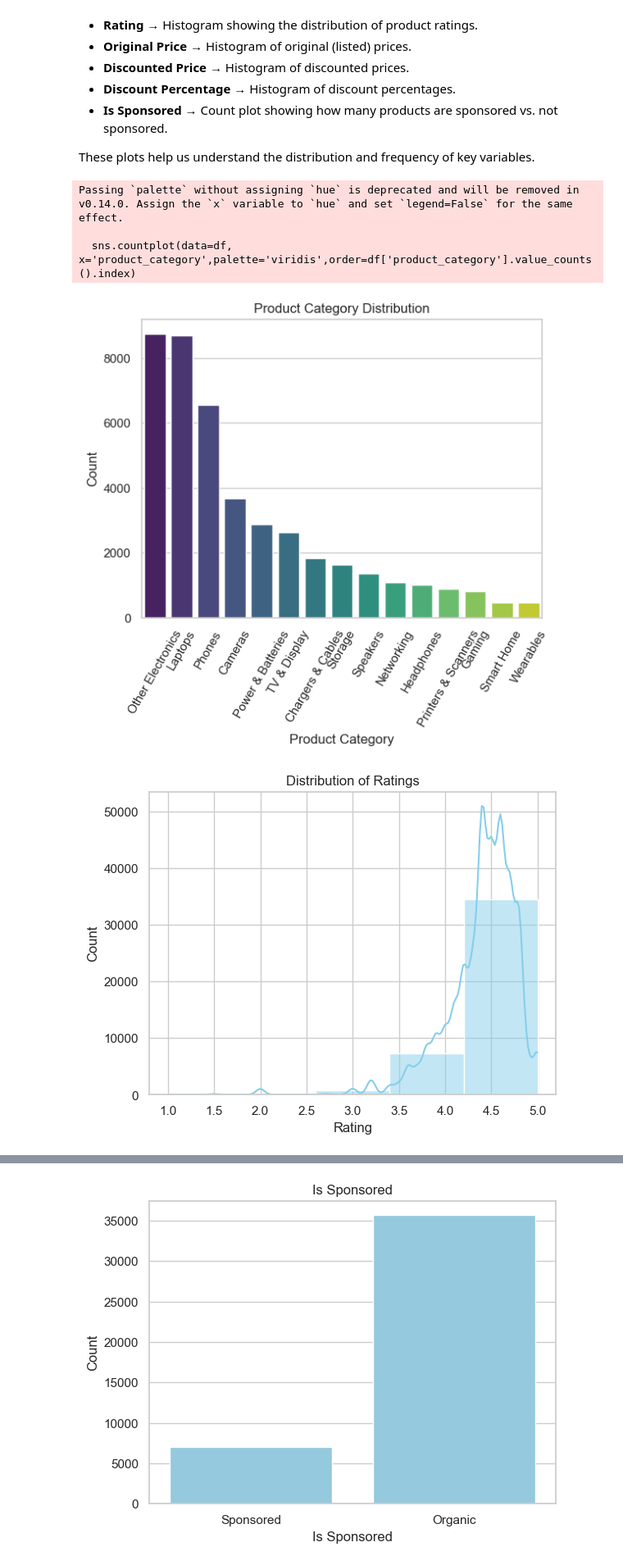
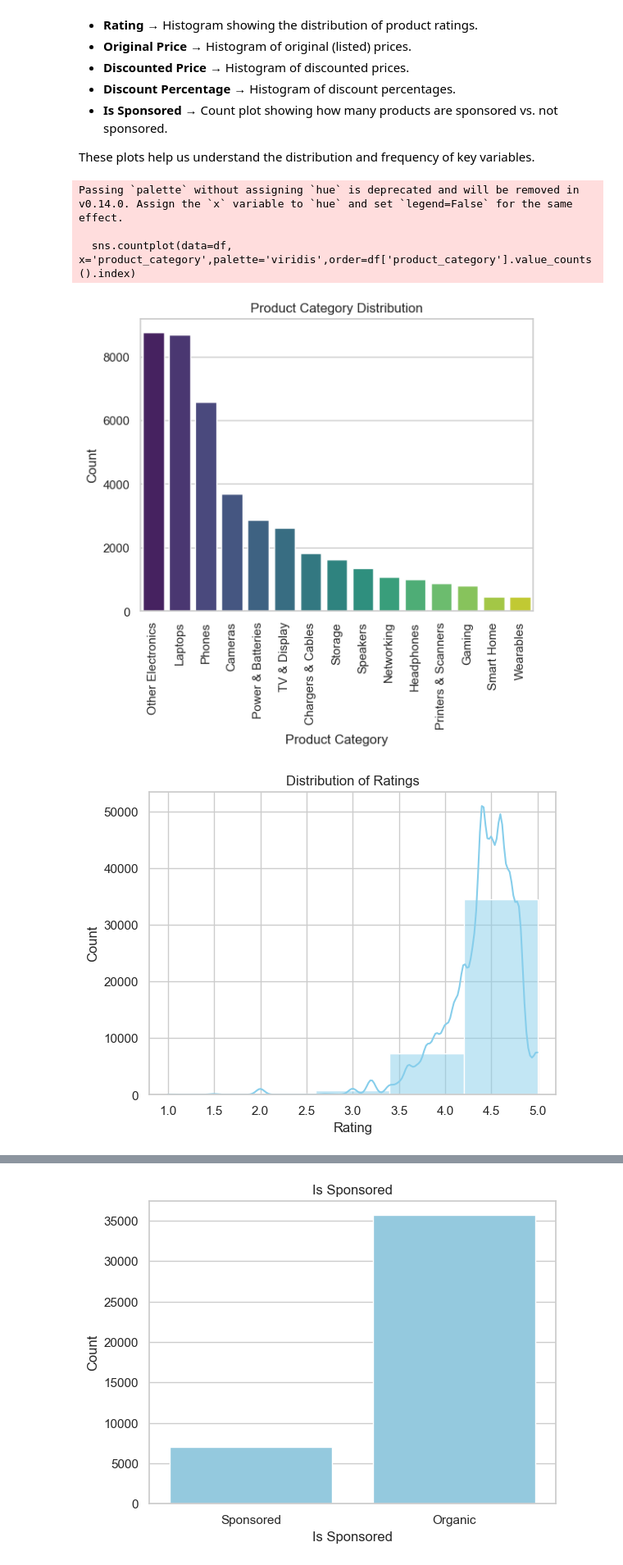
Before and after one commit to l0daaa/Amazon_Products_Sales, a Jupyter notebook: EDA.ipynb, the cells around one changed output, grey strips where cells are left out. Shown at 82% size. Cells and saved outputs as stored; diff of their text form; code cells hidden in the pictures.

```diff
--- a/EDA.ipynb
+++ b/EDA.ipynb
@@ -377,37 +377,37 @@ sns.countplot(data=df, x='product_category',palette='viridis',order=df['product_
 plt.title('Product Category Distribution')
 plt.xlabel('Product Category')
 plt.ylabel('Count')
-plt.xticks(rotation=60)
+plt.xticks(rotation=90)
 plt.show()
 # Distribution of ratings
 sns.histplot(data=df, x='rating', bins=5, kde=True, color='skyblue')
 plt.title('Distribution of Ratings')
 plt.xlabel('Rating')
 plt.ylabel('Count')
 plt.show()
 # Distribution of original_price
 sns.histplot(data=df, x='original_price', bins=20,kde=True,color='skyblue')
 plt.title('Distribution of Original Price')
 plt.xlabel('Original Price')
 plt.ylabel('Count')
 plt.show()
 # Distribution of discounted_price
 sns.histplot(data=df, x='discounted_price', bins=20,kde=True,color='skyblue')
 plt.title('Distribution of Discounted Price')
 plt.xlabel('Discounted Price')
 plt.ylabel('Count')
 plt.show()
 # Distribution of discount_percentage
 sns.histplot(data=df, x='discount_percentage', bins=20,kde=True,color='skyblue')
 plt.title('Distribution of Discount Percentage')
 plt.xlabel('Discount Percentage')
 plt.ylabel('Count')
 plt.show()
 # %% [output]
 Passing `palette` without assigning `hue` is deprecated and will be removed in v0.14.0. Assign the `x` variable to `hue` and set `legend=False` for the same effect.
 
   sns.countplot(data=df, x='product_category',palette='viridis',order=df['product_category'].value_counts().index)
-[figure, old version]
+[figure, new version]
 [figure]
 [figure]
 [figure]
```
Also changed, not shown: parts of 7 cells of this notebook.
